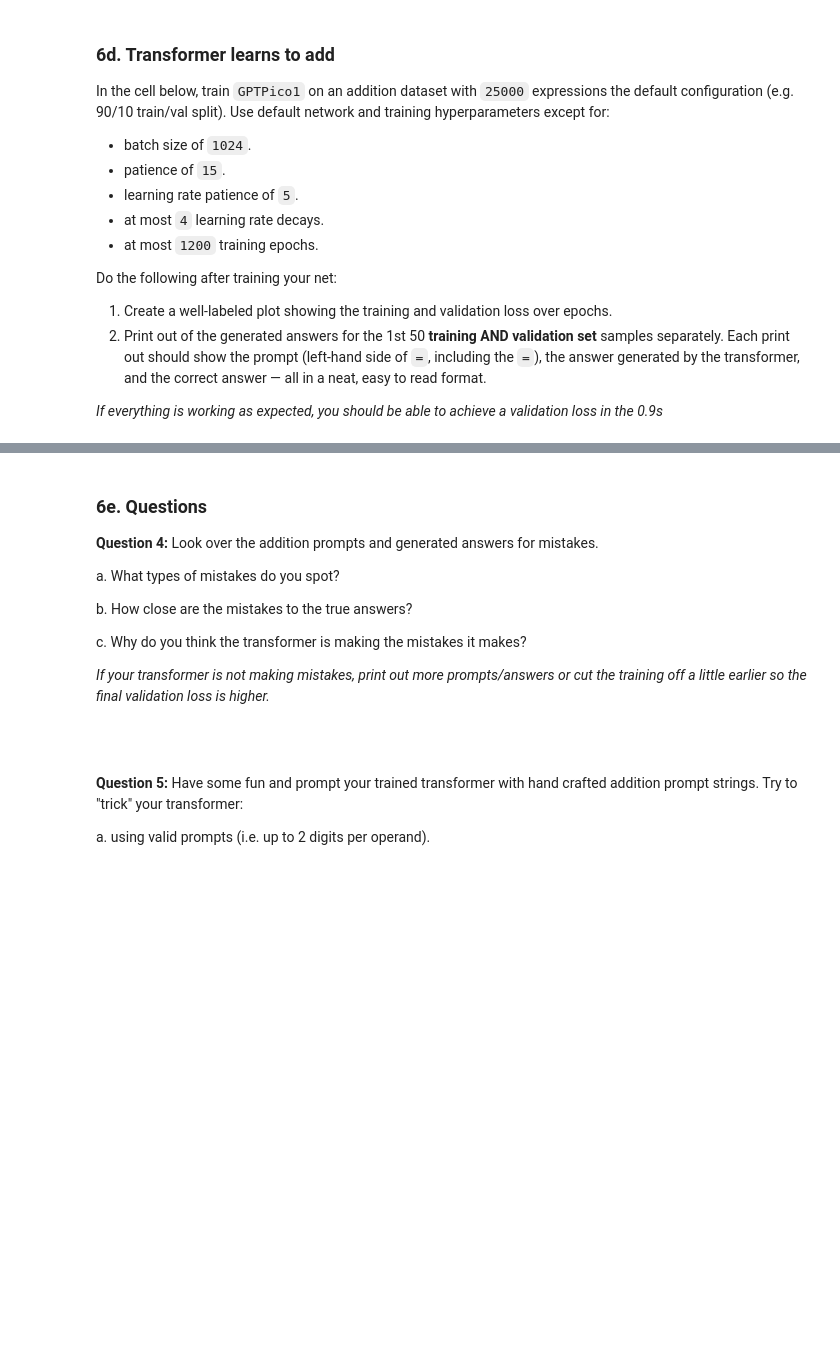
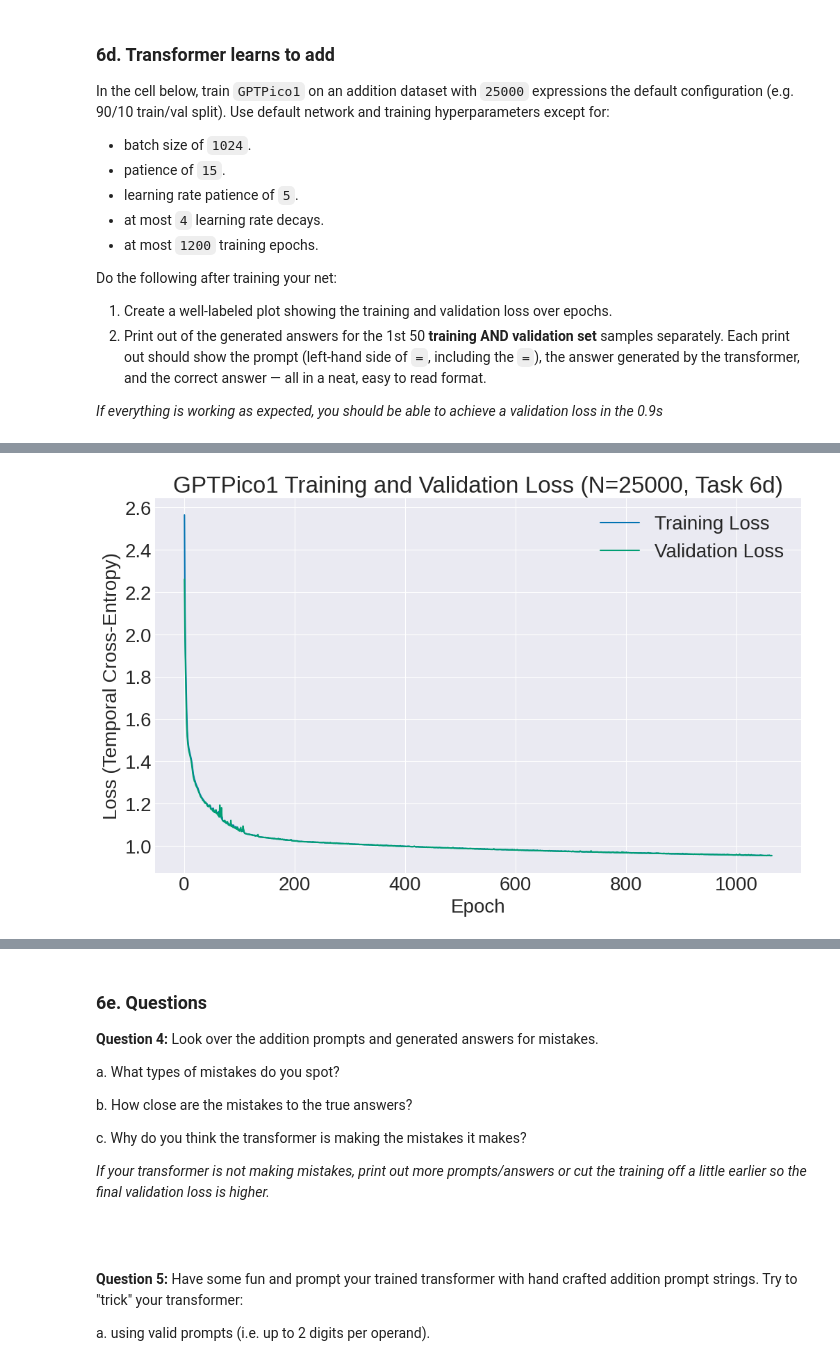
Before and after one commit to nssent25/CS444, a Jupyter notebook: Project4/transformer_addition.ipynb, the cells around one changed output, grey strips where cells are left out. Drawn from its saved outputs; the diff is of its cells as text; code cells hidden in the pictures; blank space fills up the shorter version.

```diff
--- a/Project4/transformer_addition.ipynb
+++ b/Project4/transformer_addition.ipynb
@@ -187,3 +397,31 @@ tf.keras.backend.clear_session()
 tf.random.set_seed(0)
 
 # Your code here
+gpt_add1 = GPTPico1(vocab_sz=vocab_sz_large,
+                    seq_len=seq_len_large,
+                    padding_char_enc=padding_char_enc_large)
+gpt_add1.compile(loss='temporal_cross_entropy', optimizer='adam', lr=1e-3)
+
+# Fit the model with specified hyperparameters
+batch_size_large = 1024
+patience_fit = 10 # Reducing patience
+lr_patience_fit = 5
+lr_max_decays_fit = 4
+max_epochs_fit = 1200
+lr_decay_factor_fit = 0.5
+
+print("Starting training GPTPico1 on large dataset (Task 6d)...")
+train_loss_hist_large, val_loss_hist_large, val_acc_hist_large, epochs_trained_large = gpt_add1.fit(
+    x=x_train_large,
+    y=y_train_large,
+    x_val=x_val_large,
+    y_val=y_val_large,
+    batch_size=batch_size_large,
+    max_epochs=max_epochs_fit,
+    val_every=1,
+    verbose=True,
+    patience=patience_fit,
+    lr_patience=lr_patience_fit,
+    lr_decay_factor=lr_decay_factor_fit,
+    lr_max_decays=lr_max_decays_fit
+)
@@ -189,0 +469,18 @@ tf.random.set_seed(0)
+# %%
+print(f"\nTraining on large dataset finished after {epochs_trained_large} epochs.")
+if val_loss_hist_large:
+    print(f"Final validation loss: {val_loss_hist_large[-1]:.4f}")
+else:
+    print("No validation loss recorded (training might have stopped early or max_epochs was 0).")
+
+plt.figure(figsize=(12, 7))
+plt.plot(np.arange(1, len(train_loss_hist_large) + 1), train_loss_hist_large, label='Training Loss')
+val_epochs = np.arange(1, len(val_loss_hist_large) + 1)
+plt.plot(val_epochs, val_loss_hist_large, label='Validation Loss')
+plt.xlabel('Epoch')
+plt.ylabel('Loss (Temporal Cross-Entropy)')
+plt.title(f'GPTPico1 Training and Validation Loss (N={N_large}, Task 6d)')
+plt.legend()
+# plt.ylim(bottom=0) # Loss should not be negative
+plt.show()
+# %% [output]
@@ -189,0 +489 @@ tf.random.set_seed(0)
+[figure, added]
```
Also changed, not shown: parts of 18 cells of this notebook, 4 other files.
